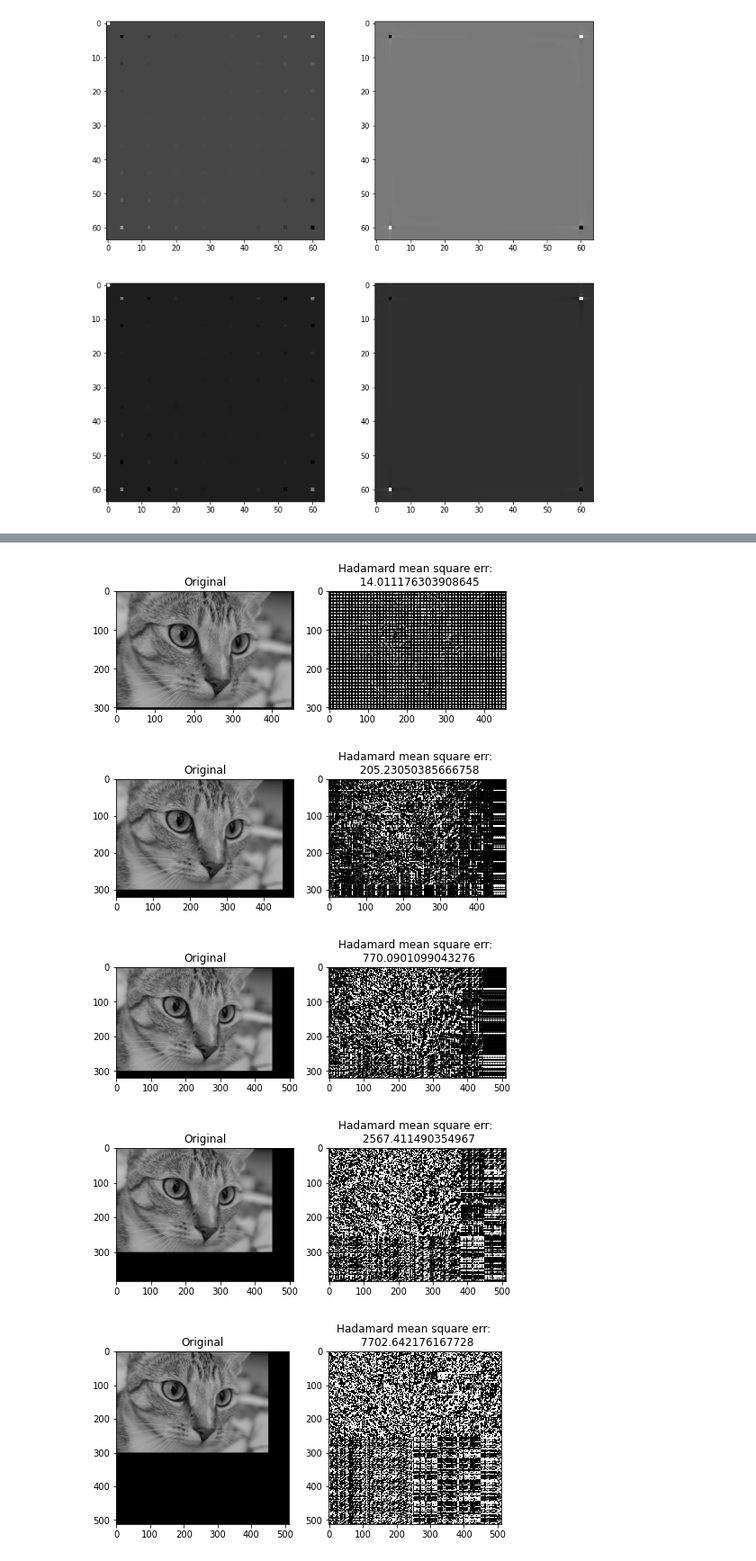
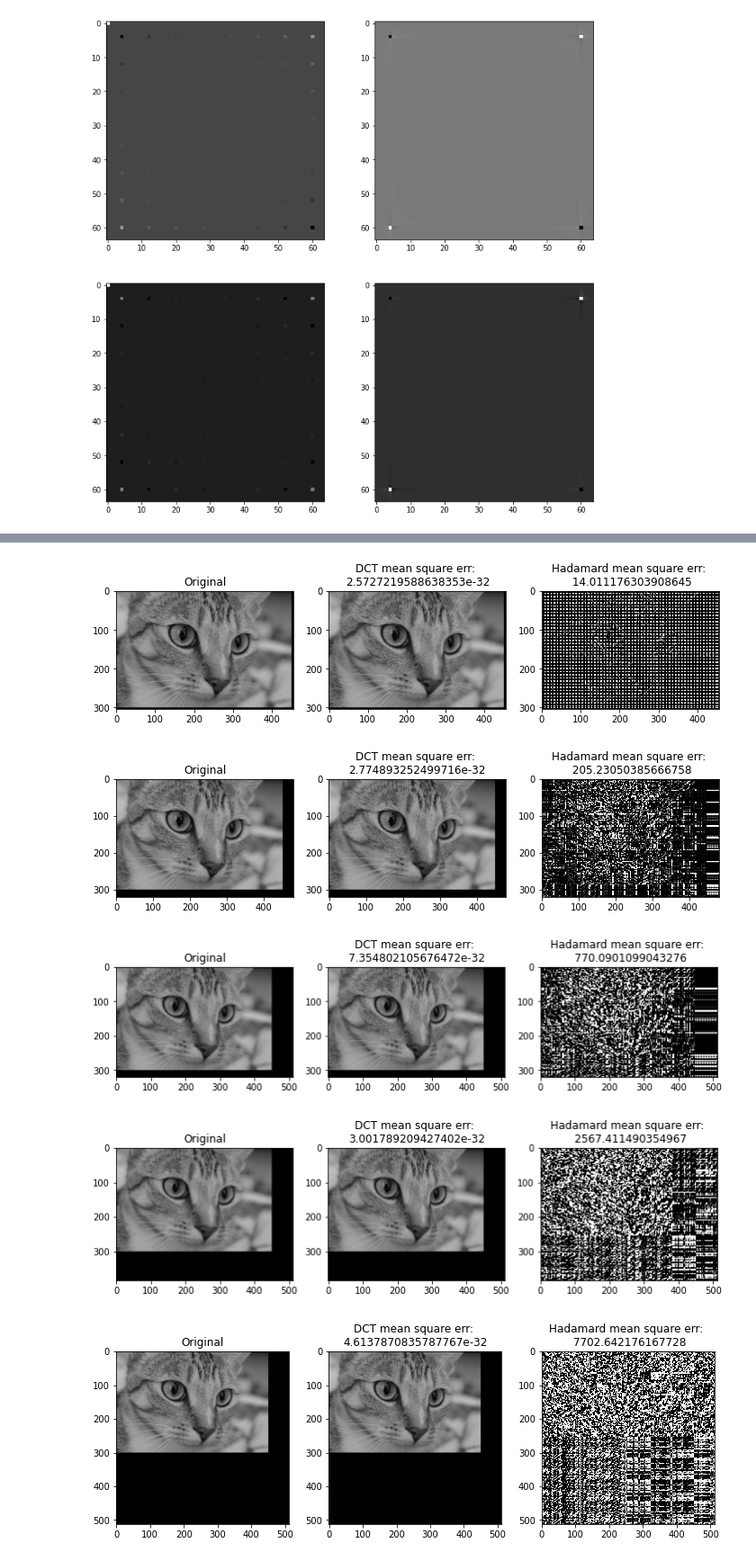
Before and after one commit to Eduard953/Image_Processing_SS20, a Jupyter notebook: Assignment10.ipynb, the cells around one changed output, grey strips where cells are left out. Shown at 90% size. Drawn from its saved outputs; the diff is of its cells as text; code cells hidden in the pictures.

```diff
--- a/Assignment10.ipynb
+++ b/Assignment10.ipynb
@@ -168,7 +147,7 @@ class DCTofBlocks:
     def __call__(self, blocks):
         """Returns the DCT of the blocks. The position (i, j) is a 2-dim numpy array with the dct coefficents."""
         # you can use any function from np.fft or scipy.fftpack
-        result = numpy_fft2(blocks)
+        result = np.zeros_like(blocks)
         for row in range(0,blocks.shape[0]):
             for column in range(0,blocks.shape[1]):
                 result[row][column] = dct(dct(blocks[row][column], axis=0, norm='ortho' ), axis=1, norm='ortho' )
@@ -177,7 +156,7 @@ class DCTofBlocks:
     def invert(self, blocks):
         """Computes the inverse DCT."""
         # you can use any function from np.fft or scipy.fftpack
-        result = numpy_fft2(blocks)
+        result = np.zeros_like(blocks)
         for row in range(0,blocks.shape[0]):
             for column in range(0,blocks.shape[1]):
                 result[row][column] = idct(idct(blocks[row][column], axis=0 , norm='ortho'), axis=1 , norm='ortho')
@@ -353,39 +332,39 @@ for size in sizes:
     hadamard_blocks = HadamardofBlocksSequenceOrdering()(blocks.copy())
 
     dct_highest = PickNZigZag(size ** 2 // 4)(dct_blocks)
     hadamard_highest = PickNZigZag(size ** 2 // 4)(hadamard_blocks)
 
     dct_img = Blocks(block_size=size).invert(DCTofBlocks().invert(dct_highest))
     hadamard_img = Blocks(block_size=size).invert(HadamardofBlocksSequenceOrdering().invert(hadamard_highest))
 
     mse_dct = ((img_pad - dct_img)**2.0).mean(axis=None)
     mse_hadamard = ((img_pad - hadamard_img)**2.0).mean(axis=None)
 
     rms_dct_arr.append(mse_dct)
     rms_hadamard_arr.append(mse_hadamard)
 
     plt.subplot(331)
     plt.title("Original")
     plt.imshow(img_pad, cmap='gray', vmin=0, vmax=1)
     plt.subplot(332)
-    #plt.title("DCT mean square err: \n" + str(mse_dct))
-    #plt.imshow(dct_img, cmap='gray', vmin=0, vmax=1)
-    #plt.subplot(333)
+    plt.title("DCT mean square err: \n" + str(mse_dct))
+    plt.imshow(dct_img, cmap='gray', vmin=0, vmax=1)
+    plt.subplot(333)
     plt.title("Hadamard mean square err: \n " + str(mse_hadamard))
     plt.imshow(hadamard_img, cmap='gray', vmin=0, vmax=1)
     plt.show()
 
 plt.plot(sizes, rms_dct_arr, label="dct")
 plt.plot(sizes, rms_hadamard_arr, label="hadamard")
 plt.ylabel("MSE intensity")
 plt.xlabel("Window size")
 plt.xticks(sizes)
 plt.legend(bbox_to_anchor=(1.05, 1), loc='upper left', borderaxespad=0.)
 plt.show()
 # %% [output]
-[figure, old version]
+[figure, new version]
-[figure, old version]
+[figure, new version]
-[figure, old version]
+[figure, new version]
-[figure, old version]
+[figure, new version]
-[figure, old version]
+[figure, new version]
 [figure]
```
Also changed, not shown: parts of 6 cells of this notebook.
